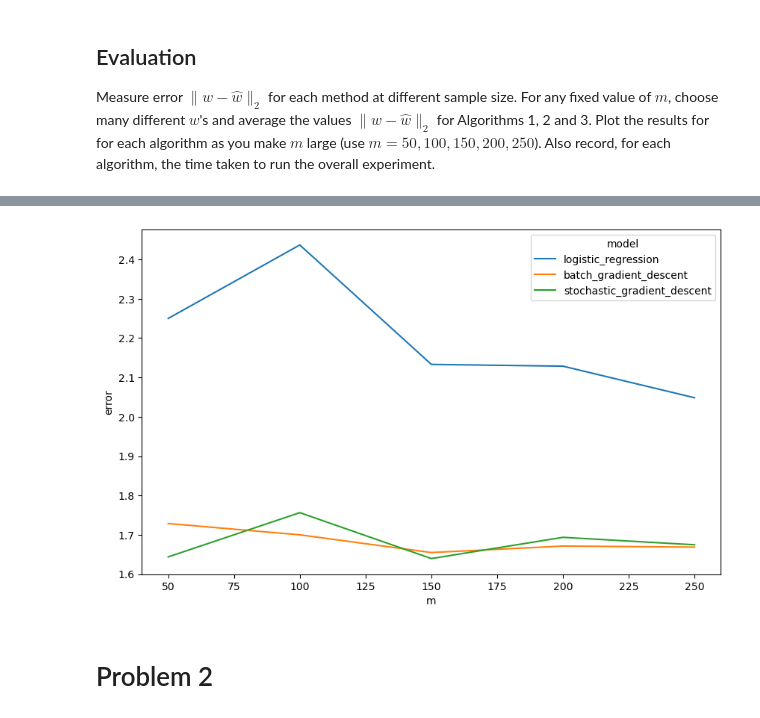
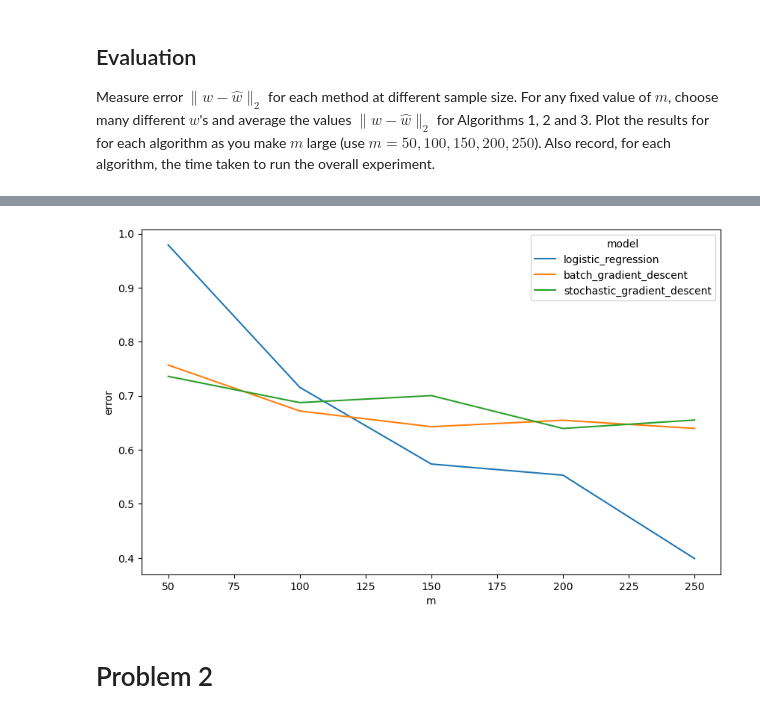
Before and after one commit to rtreddick/AI391L-machine-learning, a Jupyter notebook: hw_02/hw2_programming_base_notebook.ipynb, the cells around one changed output, grey strips where cells are left out. Drawn from its saved outputs; the diff is of its cells as text; code cells hidden in the pictures.

```diff
--- a/hw_02/hw2_programming_base_notebook.ipynb
+++ b/hw_02/hw2_programming_base_notebook.ipynb
@@ -20,7 +20,7 @@ def sigmoid(x: np.ndarray) -> np.ndarray:
     """
     Sigmoid function.
     """
-    return 1 / (1 + np.exp(x))
+    return 1 / (1 + np.exp(-x))
 
 
 def generate_data(m, seed=None) -> Tuple[np.ndarray, np.ndarray, int]:
@@ -57,7 +57,7 @@ def create_pairplot(X, y):
 
 
 # generate data
-w_star, X, y = generate_data(m=1000, seed=None)
+w_star, X, y = generate_data(m=1000)
 
 # print shape of w_init, x, and y with left justification
 print(f"Shape of w_star:".ljust(20) + f"{w_star.shape}")
@@ -178,6 +218,18 @@ w_hat_bgd: [ 0.09325305 -0.13267378  0.01485623 -0.1984804  -0.31271832  0.32676
 ## Algorithm 3: stochastic gradient descent with square loss
 Similar to gradient descent, except we use the gradient at a single random training point every iteration.
 # %%
+def grad_single(x: np.ndarray, y: np.ndarray, w_t: np.ndarray) -> np.ndarray:
+    """
+    Calculate gradient for a single x vector. This will be used in
+    stochastic gradient descent.
+    """
+    # sigmoid(w^t @ x) represents the prediction at x, i.e. the probability y=1
+    pred = sigmoid(w_t@x)
+
+    # calculated by hand and verified with other sources
+    return (pred - y) * pred * (1 - pred) * x
+
+
 def stochastic_gradient_descent(X: np.ndarray, y: np.ndarray, T: int=ITERATIONS, eta: float=ETA) -> np.ndarray:
     """
     Perform stochastic gradient descent to estimate the weight vector.
@@ -227,92 +279,47 @@ def timeit(func):
         return result, time_taken
     return wrapper
 
-
-def weight_vector_error(w_star: np.ndarray, w_hat: np.ndarray) -> float:
-    """
-    Returns the error between the true weights and the estimated weights
-
-    Args:
-        w_star: the true weights
-        w_hat: the estimated weights
-
-    Returns:
-        float: the error
-    """
-    return np.linalg.norm(w_star - w_hat, ord=2)
-
-
-def run_single_trial(model: Callable, m: int, seed=None, **kwargs) -> float:
+def run_single_trial(model: Callable, m: int) -> float:
     """
     Run a single trial of the experiment.
-
-    Args:
-        model: the model to train
-        m: number of training examples
-        **kwargs: additional arguments to pass to the model
-
-    Returns:
-        float: the error for single trial of sample size m
     """
-    w_star, X, y = generate_data(m, seed)
-    w_hat = model(X, y, **kwargs)
+    w_star, X, y = generate_data(m)
+    w_hat = model(X, y)
     return weight_vector_error(w_star, w_hat)
 
 @timeit
-def run_n_trials(model: Callable, n: int, m: int, seed=None, **kwargs) -> float:
+def run_n_trials(model: Callable, n: int, m: int) -> float:
     """
     Run n trials of the experiment and return the average error.
-
-    Args:
-        model: the model to train
-        n: number of trials
-        m: number of training examples
-        **kwargs: additional arguments to pass to the model
-
-    Returns:
-        float: the average error over n trials
     """
     # run n trials
-    seed_ = lambda i: seed if seed is None else seed + i
-    errors = [run_single_trial(model, m, seed_(i), **kwargs) for i in range(n)]
+    errors = [run_single_trial(model, m) for _ in range(n)]
     return np.mean(errors)
 
-
-def run_experiment(ms: list[int], n: int, seed=None, T=ITERATIONS, eta=ETA) -> dict:
+def run_experiment(ms: list[int], n: int) -> dict:
     """
     Run the experiment for each model and return the results.
-
-    Args:
-        n: number of trials
-        m: number of training examples
-
-    Returns:
-        dict: the results
     """
     results = []
 
     for m in ms:
         # logistic regression
-        error, time = run_n_trials(logistic_regression, n, m, seed)
-        results.append(
-            {'model': 'logistic_regression', 'm': m, 'error': error, 'time': time})
+        error, time = run_n_trials(logistic_regression, n, m)
+        results.append({'model': 'logistic_regression', 'm': m, 'error': error, 'time': time})
 
         # batch gradient descent
-        error, time = run_n_trials(batch_gradient_descent, n, m, seed)
-        results.append(
-            {'model': 'batch_gradient_descent', 'm': m, 'error': error, 'time': time})
+        error, time = run_n_trials(batch_gradient_descent, n, m)
+        results.append({'model': 'batch_gradient_descent', 'm': m, 'error': error, 'time': time})
 
         # stochastic gradient descent
-        error, time = run_n_trials(
-            stochastic_gradient_descent, n, m, seed)
-        results.append(
-            {'model': 'stochastic_gradient_descent', 'm': m, 'error': error, 'time': time})
+        error, time = run_n_trials(stochastic_gradient_descent, n, m)
+        results.append({'model': 'stochastic_gradient_descent', 'm': m, 'error': error, 'time': time})
 
     return results
 
 n = 10 # number of trials to average over
 ms = [50, 100, 150, 200, 250] # samlpe sizes to iterate over
-results_pd = pd.DataFrame(run_experiment(ms, n=10, seed=None))
+results_pd = pd.DataFrame(run_experiment(ms, n=10))
 
 # group by model and display total time taken
 display(results_pd.groupby('model').sum()['time'].sort_values(ascending=True))
@@ -329,5 +336,5 @@ batch_gradient_descent         0.408970
 Name: time, dtype: float64
-[figure, old version]
+[figure, new version]
 # %% [markdown]
 # Problem 2
 # %% [markdown]
```
Also changed, not shown: parts of 5 cells of this notebook.
